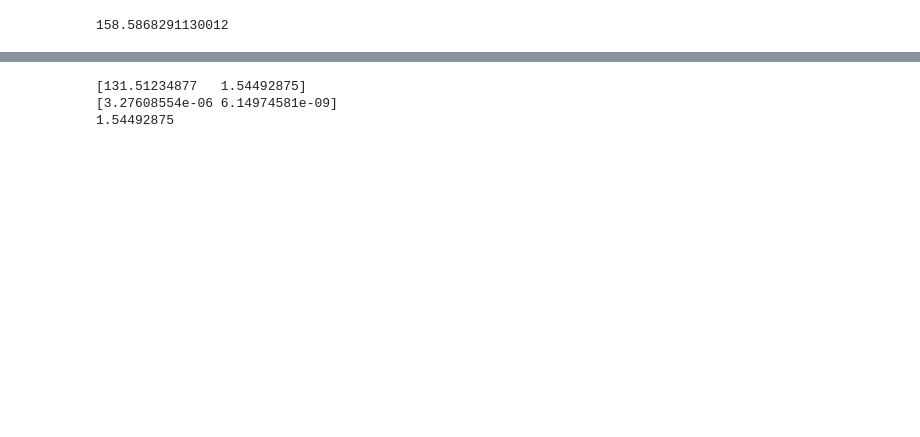
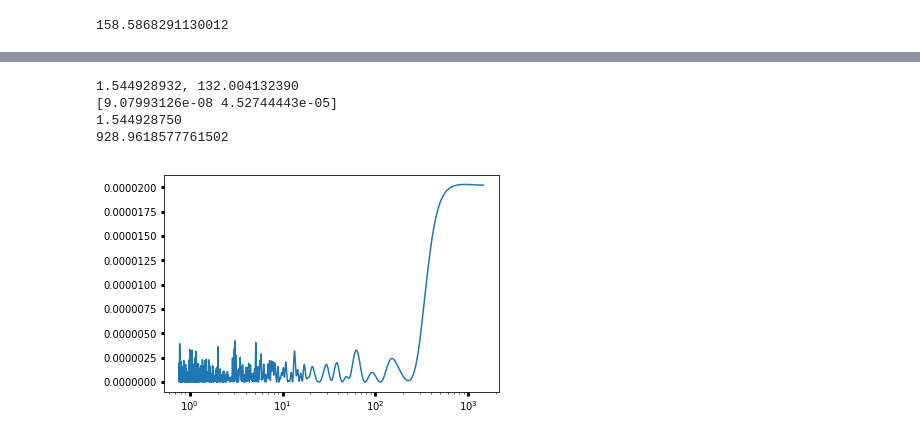
Before and after one commit to BoiseStatePlanetary/Searching-for-Variability-in-Eclipses-in-the-Kepler-Dataset, a Jupyter notebook: code/Analyzing_Kepler76b_with_LM.ipynb, the cells around one changed output, grey strips where cells are left out. Saved outputs shown, nothing was run; the diff lists cells and outputs as text; code cells hidden in the pictures; blank space fills up the shorter version.

```diff
--- a/code/Analyzing_Kepler76b_with_LM.ipynb
+++ b/code/Analyzing_Kepler76b_with_LM.ipynb
@@ -244,20 +172,39 @@ while(mn <= np.max(filtered_time) - K76.saved_params['per']):
 # %%
 # Fit new period
-def fit_line(x, b, m):
+def fit_line(x, m, b):
     return m*x + b
 
-initial_guess = [np.min(filtered_time), K76.saved_params['per']]
-ephemeris_popt, ephemeris_pcov = curve_fit(fit_line, transit_nums, mid_transit_times, sigma=mid_transit_times_err)
+bounds = ([K76.saved_params['per']*0.95, np.min(filtered_time) - K76.saved_params['per']],
+          [K76.saved_params['per']*1.05, np.min(filtered_time) + K76.saved_params['per']])
+initial_guess = [K76.saved_params['per'], np.min(filtered_time)]
+ephemeris_popt, ephemeris_pcov = curve_fit(fit_line, transit_nums, mid_transit_times, sigma=mid_transit_times_err,
+                                          p0=initial_guess, bounds=bounds)
 ephemeris_uncertainties = np.sqrt(ephemeris_pcov.diagonal())
 
-print(ephemeris_popt)
+print("%11.9f, %11.9f" % (ephemeris_popt[0], ephemeris_popt[1]))
 print(ephemeris_uncertainties)
-print(K76.saved_params['per'])
+print("%11.9f" % K76.saved_params['per'])
 
-# expected_mid_transit_times = np.array(transit_nums)*K76.saved_params['per']
-# O_minus_C = mid_transit_times - expected_mid_transit_times - np.min(filtered_time)
-# plt.errorbar(transit_nums, O_minus_C, mid_transit_times_err, marker='.', ls='')
+expected_mid_transit_times = np.array(transit_nums)*K76.saved_params['per']
+O_minus_C = mid_transit_times - expected_mid_transit_times - np.min(filtered_time)
+
+# plt.errorbar(transit_nums, mid_transit_times - np.polyval(ephemeris_popt, transit_nums), mid_transit_times_err,
+#              marker='.', ls='')
+
+# And finally check for any periodic signals -
+#  https://docs.scipy.org/doc/scipy/reference/generated/scipy.signal.lombscargle.html
+nout = 10000
+max_freq = 2./np.min(mid_transit_times[1:] - mid_transit_times[0:-1])
+min_freq = 1./(np.max(mid_transit_times) - np.min(mid_transit_times[0:-1]))
+f = np.linspace(min_freq, max_freq, nout)
+pgram = lombscargle(mid_transit_times, mid_transit_times - np.polyval(ephemeris_popt, transit_nums), f)
+
+# No peak (except for peak for whole time span) is more than barely above the other peaks, suggesting no periodicity
+plt.semilogx(1./f, pgram)
+print((1./f)[np.argmax(pgram)])
 # %% [output]
-[131.51234877   1.54492875]
-[3.27608554e-06 6.14974581e-09]
-1.54492875
+1.544928932, 132.004132390
+[9.07993126e-08 4.52744443e-05]
+1.544928750
+928.9618577761502
+[figure, added]
```
Also changed, not shown: parts of 8 cells of this notebook, 2 other files.
